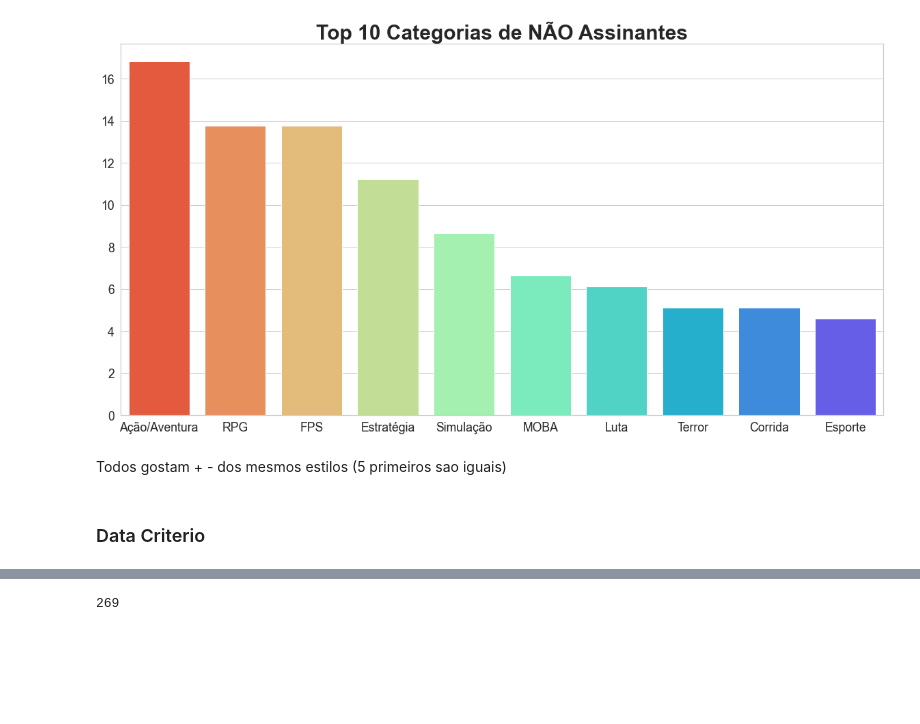
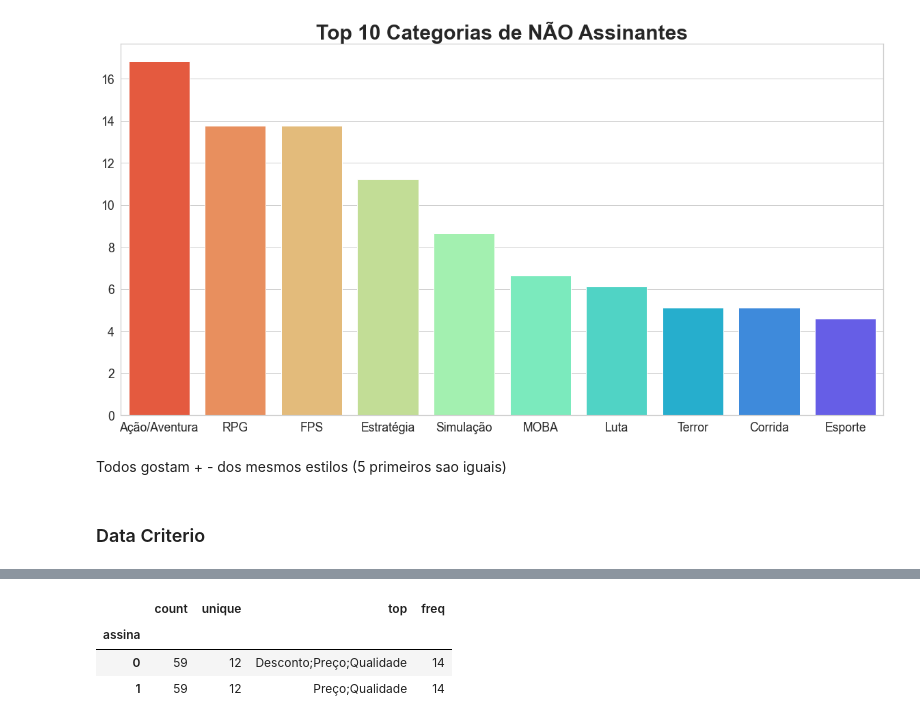
Before and after one commit to EnricoGia/ProjetosEmGrupo, a Jupyter notebook: Estatistica/ProjSemestral/ESTATISTICA_PESQUISA/Estatistica.ipynb, the cells around one changed output, grey strips where cells are left out. Saved outputs shown, nothing was run; the diff lists cells and outputs as text; code cells hidden in the pictures; blank space fills up the shorter version.

```diff
--- a/Estatistica/ProjSemestral/ESTATISTICA_PESQUISA/Estatistica.ipynb
+++ b/Estatistica/ProjSemestral/ESTATISTICA_PESQUISA/Estatistica.ipynb
@@ -735,9 +730,12 @@ data.head(3)
-# %%
-dataCriterio = data
-dataCriterio = dataCriterio.drop(dataCriterio[dataCriterio.joga == 0].index)
-dataCriterio.dropna(subset = ["assina"], inplace=True)
-
-DataAssinamCategoria = dataCriterio['importante_jogo']
-tempdf = DataAssinamCategoria
-# %% [output]
-269
+# %%
+
+
+
+tempdf=dataGAMER[['importante_jogo','assina']]
+tempdf.head()
+tempdf.groupby(['assina']).importante_jogo.describe()
+# %% [output]
+|  | count | unique | top | freq |
+| assina |  |  |  |  |
+| 0 | 59 | 12 | Desconto;Preço;Qualidade | 14 |
+| 1 | 59 | 12 | Preço;Qualidade | 14 |
```
Also changed, not shown: parts of 33 cells of this notebook.
